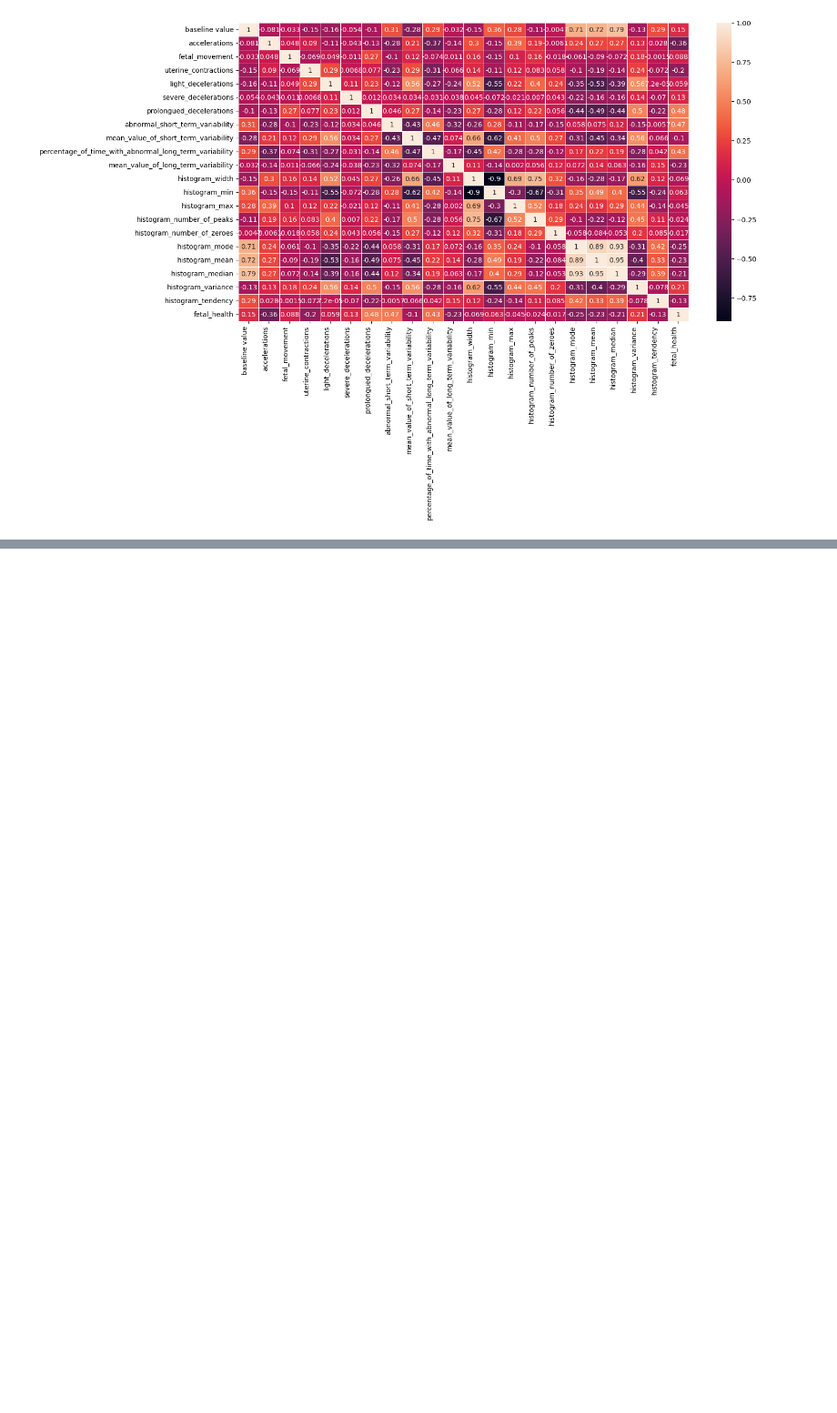
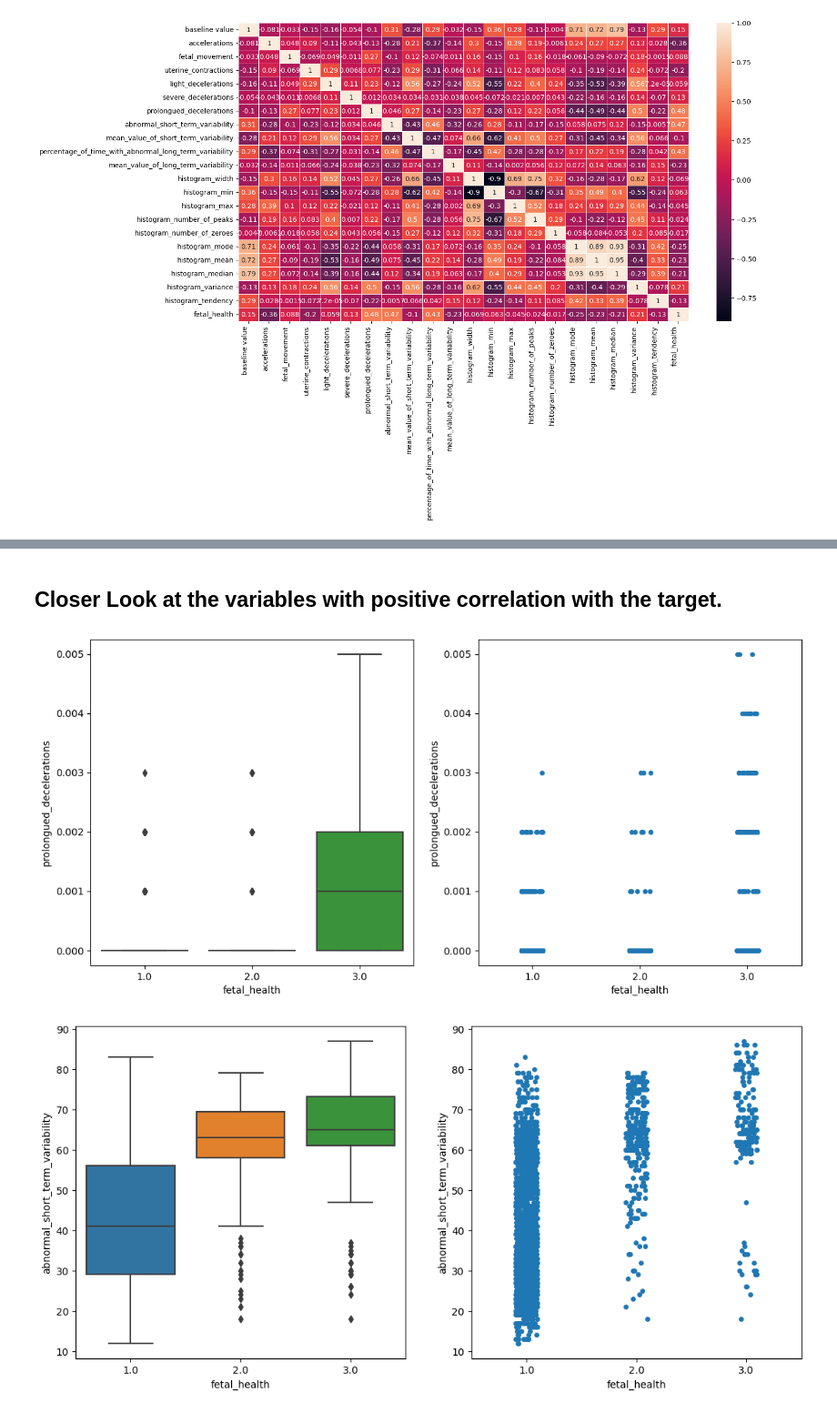
Before and after one commit to MSnellgrove/Springboard, a Jupyter notebook: Projects/Capstone Three/[Step 2] Capstone Three - Data Wrangling and EDA.ipynb, the cells around one changed output, grey strips where cells are left out. Shown at 91% size. Drawn from its saved outputs; the diff is of its cells as text; code cells hidden in the pictures; blank space fills up the shorter version.

```diff
--- a/Projects/Capstone Three/[Step 2] Capstone Three - Data Wrangling and EDA.ipynb
+++ b/Projects/Capstone Three/[Step 2] Capstone Three - Data Wrangling and EDA.ipynb
@@ -254,11 +239,10 @@ Index(['baseline value', 'accelerations', 'fetal_movement',
+# %%
+#Subsetting for the columns that showed some correlation with the target:
+pos_cor = ['prolongued_decelerations', 'abnormal_short_term_variability', 'percentage_of_time_with_abnormal_long_term_variability']
+neg_cor = ['accelerations', 'uterine_contractions', 'mean_value_of_long_term_variability', 'histogram_mode', 'histogram_mean', 'histogram_median']
 # %%
-col_subset = ['baseline value', 'accelerations', 'fetal_movement',
-       'uterine_contractions', 'light_decelerations', 'severe_decelerations',
-       'prolongued_decelerations', 'abnormal_short_term_variability',
-       'mean_value_of_short_term_variability',
-       'percentage_of_time_with_abnormal_long_term_variability',
-       'mean_value_of_long_term_variability']
-for col in col_subset:
+cor = pos_cor + neg_cor
+for col in cor:
     print(col)
     print(data[col].groupby(data.fetal_health).agg(['mean', 'std', 'min', 'max']))
     print('______________________________________________________')
@@ -293,6 +266,0 @@ ______________________________________________________
-# %%
-for col in col_subset:
-    print(col)
-    sns.boxplot(data = data[col])
-    plt.xticks(rotation=90, horizontalalignment= 'right')
-    plt.show()
@@ -378,11 +266,0 @@ Name: prolongued_decelerations, Length: 178, dtype: float64
-# %%
-hist_cols = ['histogram_width',
-       'histogram_min', 'histogram_max', 'histogram_number_of_peaks',
-       'histogram_number_of_zeroes', 'histogram_mode', 'histogram_mean',
-       'histogram_median', 'histogram_variance', 'histogram_tendency']
-
-for col in hist_cols:
-    print(col)
-    sns.boxplot(data = data[col])
-    plt.xticks(rotation=90, horizontalalignment= 'right')
-    plt.show()
@@ -402,0 +267,11 @@ histogram_mode
+# %% [markdown]
+## Closer Look at the variables with positive correlation with the target.
+# %%
+for col in pos_cor:
+    fig, ax = plt.subplots(1, 2, figsize = (13, 6))
+    sns.boxplot(x = 'fetal_health', y = col, data = data, ax = ax[0])
+    sns.stripplot(x = 'fetal_health', y = col, data = data, ax = ax[1])
+    plt.show()
+# %% [output]
+[figure, added]
+[figure, added]
```
Also changed, not shown: parts of 19 cells of this notebook.
